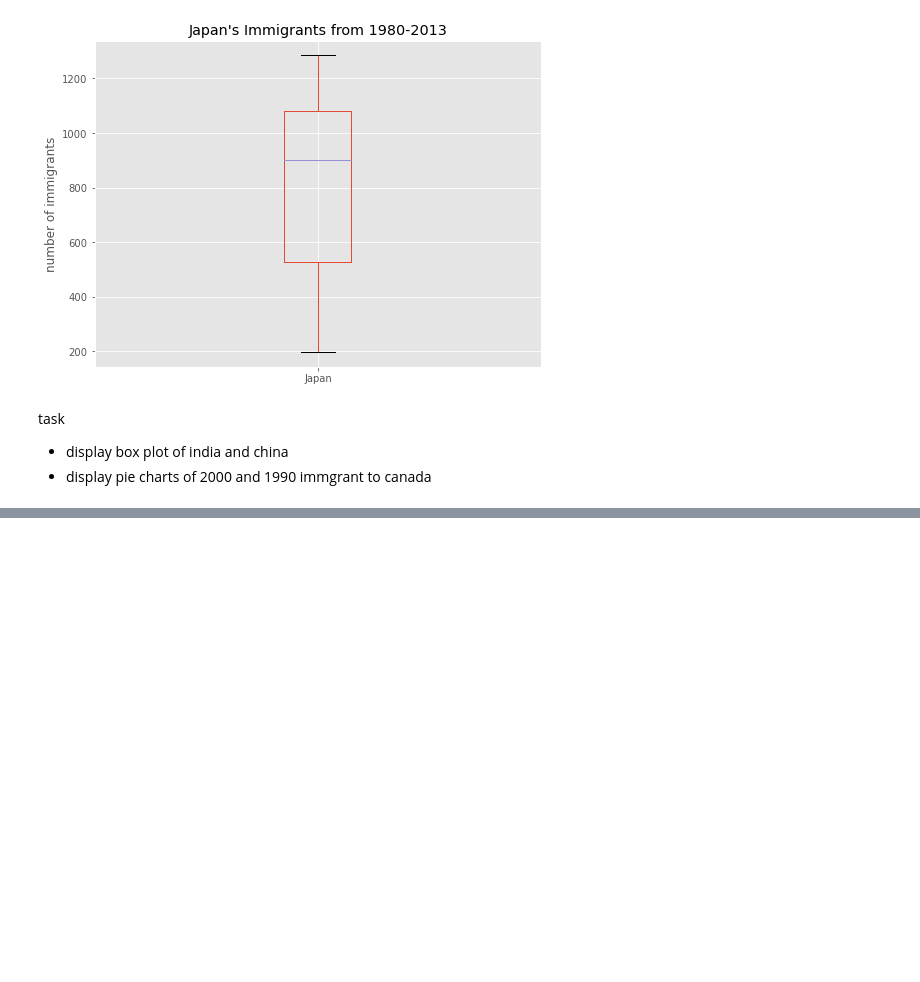
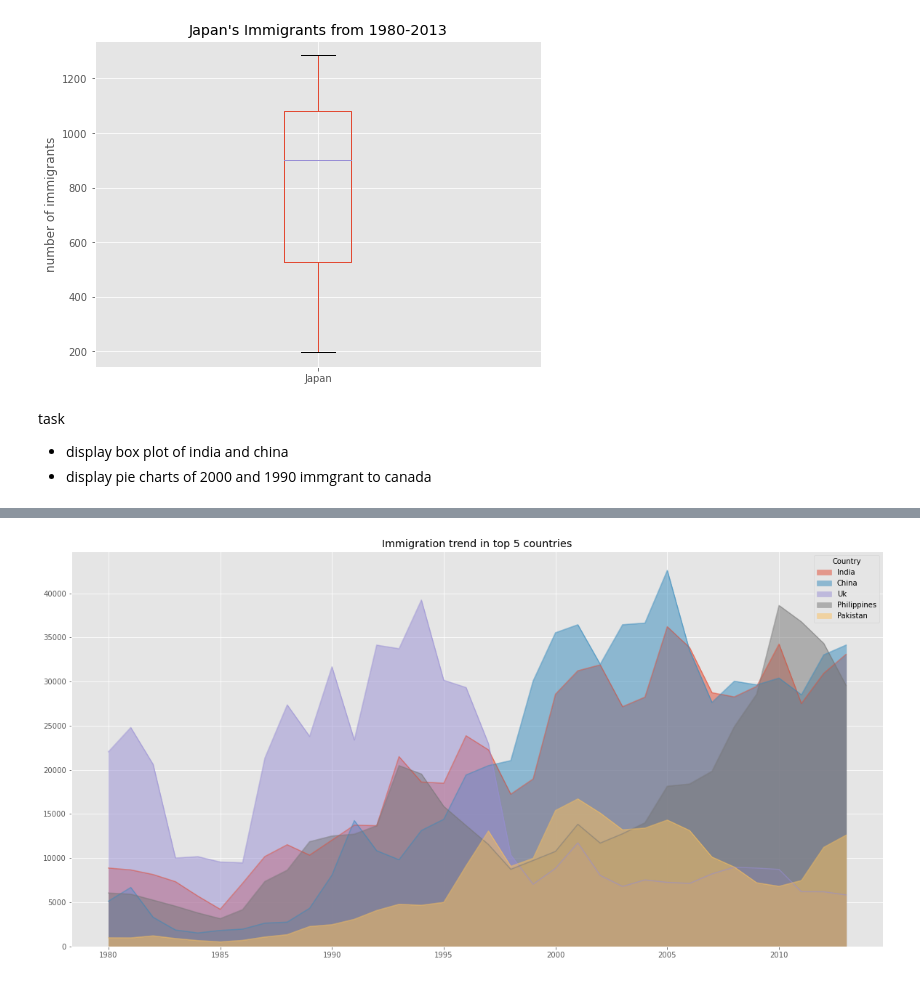
Before and after one commit to digipodium/python_content_for_tts_batch, a Jupyter notebook: dataanalysis/exploratory_data_analysis_EDA.ipynb, the cells around one changed output, grey strips where cells are left out. Cells and saved outputs as stored; diff of their text form; code cells hidden in the pictures; blank space fills up the shorter version.

```diff
--- a/dataanalysis/exploratory_data_analysis_EDA.ipynb
+++ b/dataanalysis/exploratory_data_analysis_EDA.ipynb
@@ -126,0 +181,8 @@ task
+# %%
+df_can.sort_values(by='Total',ascending=False, inplace=True)
+# %%
+df_top5 = df_can.head()
+# %%
+df_top5 = df_top5[years].transpose()
+df_top5.rename(columns={"United Kingdom of Great Britain and Northern Ireland":'Uk'},inplace=True)
+df_top5.head()
@@ -126,0 +196,5 @@ task
+# %%
+df_top5.plot(kind='area',stacked=False, figsize=(20,10),title='Immigration trend in top 5 countries')
+plt.show()
+# %% [output]
+[figure, added]
```
Also changed, not shown: parts of 11 cells of this notebook, 1 other file.
